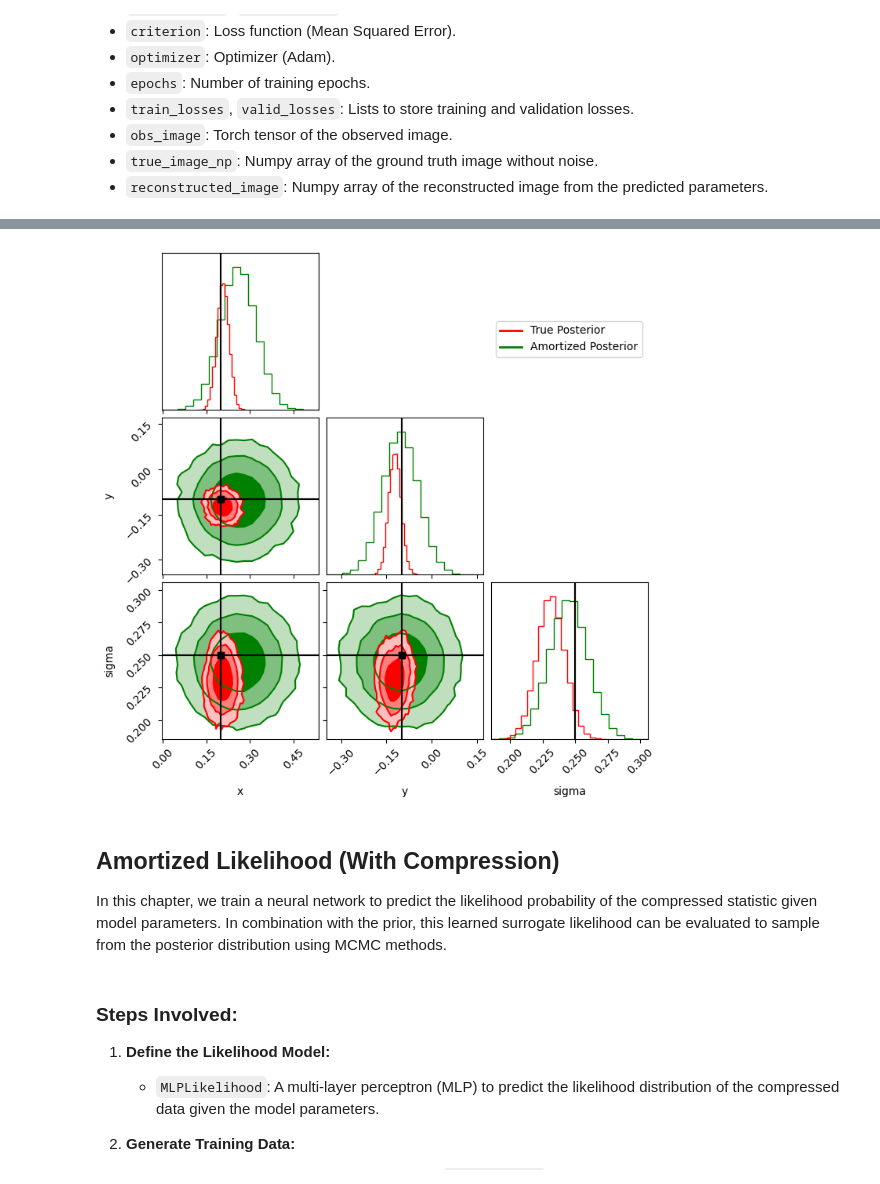
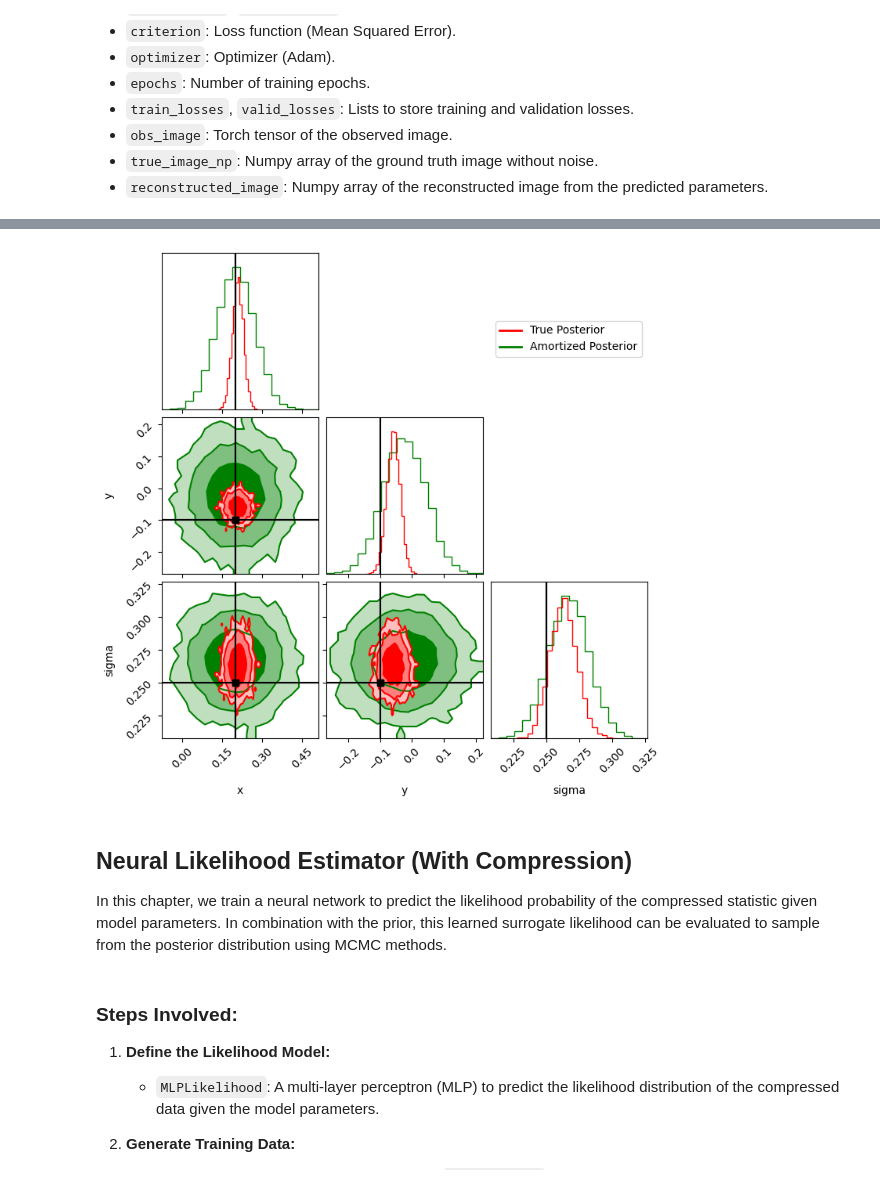
Before and after one commit to Ciela-Institute/Bayesian_Inference_Tutorial, a Jupyter notebook: Ciela_Simulation_Based_Inference.ipynb, the cells around one changed output, grey strips where cells are left out. Cells and saved outputs as stored; diff of their text form; code cells hidden in the pictures.

```diff
--- a/Ciela_Simulation_Based_Inference.ipynb
+++ b/Ciela_Simulation_Based_Inference.ipynb
@@ -325,12 +325,12 @@ sampler = emcee.EnsembleSampler(
 )
 
 # Burn-in phase
-state = sampler.run_mcmc(p0, 500, progress=True)
+state = sampler.run_mcmc(p0, 100, progress=True)
 # Additional steps after burn-in
-sampler.run_mcmc(state, 5000, progress=True)
+sampler.run_mcmc(state, 1000, progress=True)
 
 # Extract the samples after discarding some portion
-analytic_samples = sampler.get_chain(discard=500, thin=1, flat=True)
+analytic_samples = sampler.get_chain(discard=100, thin=1, flat=True)
 # %%
 fig = corner.corner(
     analytic_samples,
@@ -858,7 +858,7 @@ def negative_log_likelihood(mean, log_var, true_params):
     return torch.mean(nll)
 
 # Training loop
-posterior_epochs = 100
+posterior_epochs = 50
 posterior_train_losses = []
 posterior_valid_losses = []
 
@@ -927,25 +927,25 @@ Epoch [100/100] | Train Loss: -7.9742 | Val Loss: -7.9317
 # %%
 # Generate samples from the learned posterior neural network
 posterior_model.eval()
 with torch.no_grad():
     obs_compressed_stat = compressor_model(obs_image.to(device))
     mean, log_var = posterior_model(torch.tensor(obs_compressed_stat, dtype=torch.float32).to(device))
     var = torch.exp(log_var)
     std = torch.sqrt(var)
-    posterior_nn_samples = mean + std * torch.randn(100000, mean.size(1)).to(device)
+    posterior_nn_samples = mean + std * torch.randn(20000, mean.size(1)).to(device)
     posterior_nn_samples = posterior_nn_samples.detach().cpu().numpy()
 
 # Plot the MCMC samples and the posterior neural network samples
 fig = corner.corner(posterior_nn_samples, labels=["x", "y", "sigma"], truths=true_params, color='green', plot_datapoints=False, fill_contours=True, levels=[0.68, 0.95, 0.997], smooth=0.0, label='Posterior NN Samples', truth_color='black')
 corner.corner(analytic_samples, labels=["x", "y", "sigma"], truths=true_params, color='red', fig=fig, plot_datapoints=False, fill_contours=True, levels=[0.68, 0.95, 0.997], smooth=0.0, label='MCMC Samples', truth_color='black')
 plt.legend(handles=[plt.Line2D([0], [0], color='red', lw=2, label='True Posterior'),
                     plt.Line2D([0], [0], color='green', lw=2, label='Amortized Posterior')],
                     loc='upper right', bbox_to_anchor=(1.0, 2.7))
 plt.show()
 # %% [output]
-[figure, old version]
+[figure, new version]
 # %% [markdown]
-## Amortized Likelihood (With Compression)
+## Neural Likelihood Estimator (With Compression)
 
 In this chapter, we train a neural network to predict the likelihood probability of the compressed statistic given model parameters. In combination with the prior, this learned surrogate likelihood can be evaluated to sample from the posterior distribution using MCMC methods.
 # %% [markdown]
```
Also changed, not shown: parts of 13 cells of this notebook.
